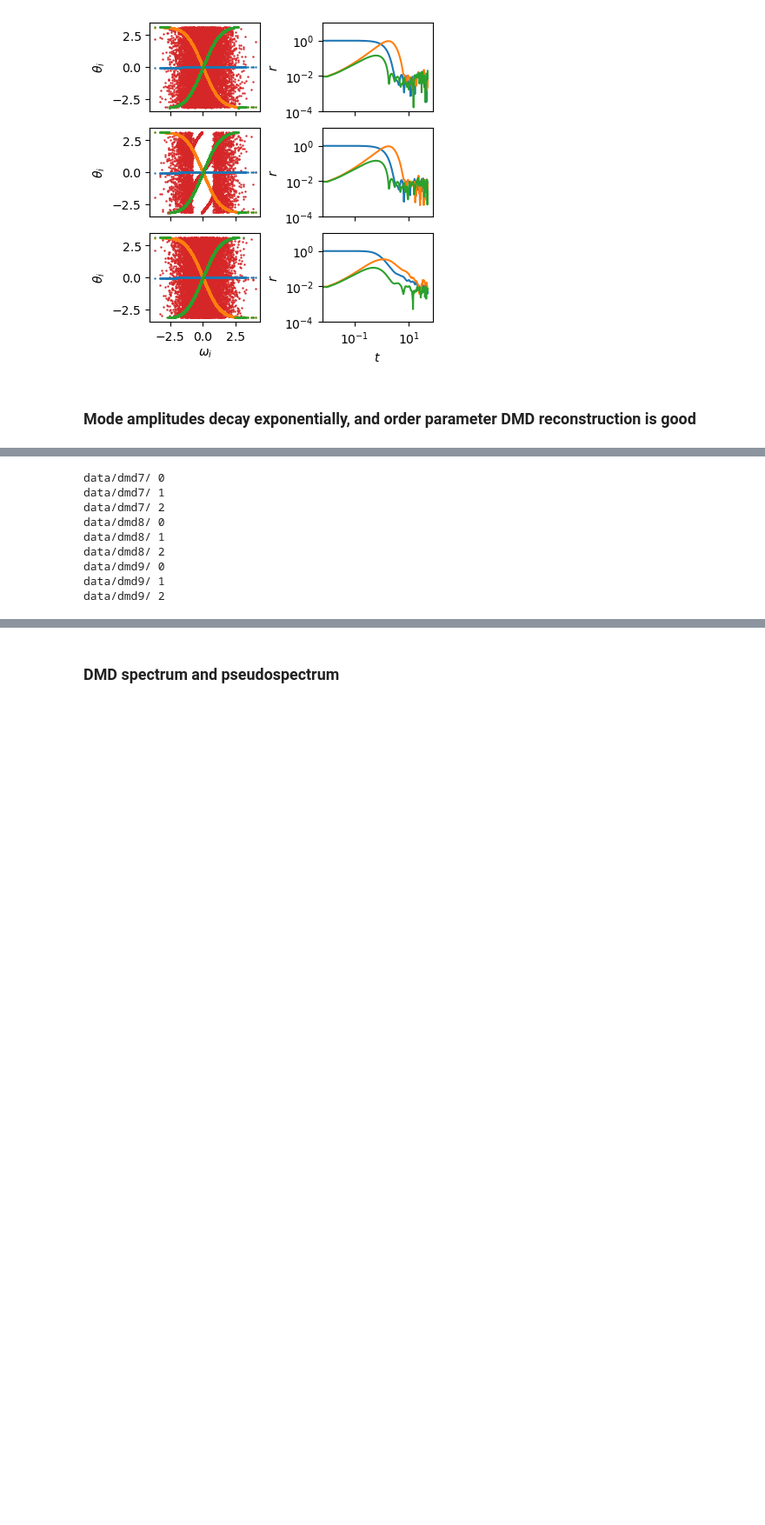
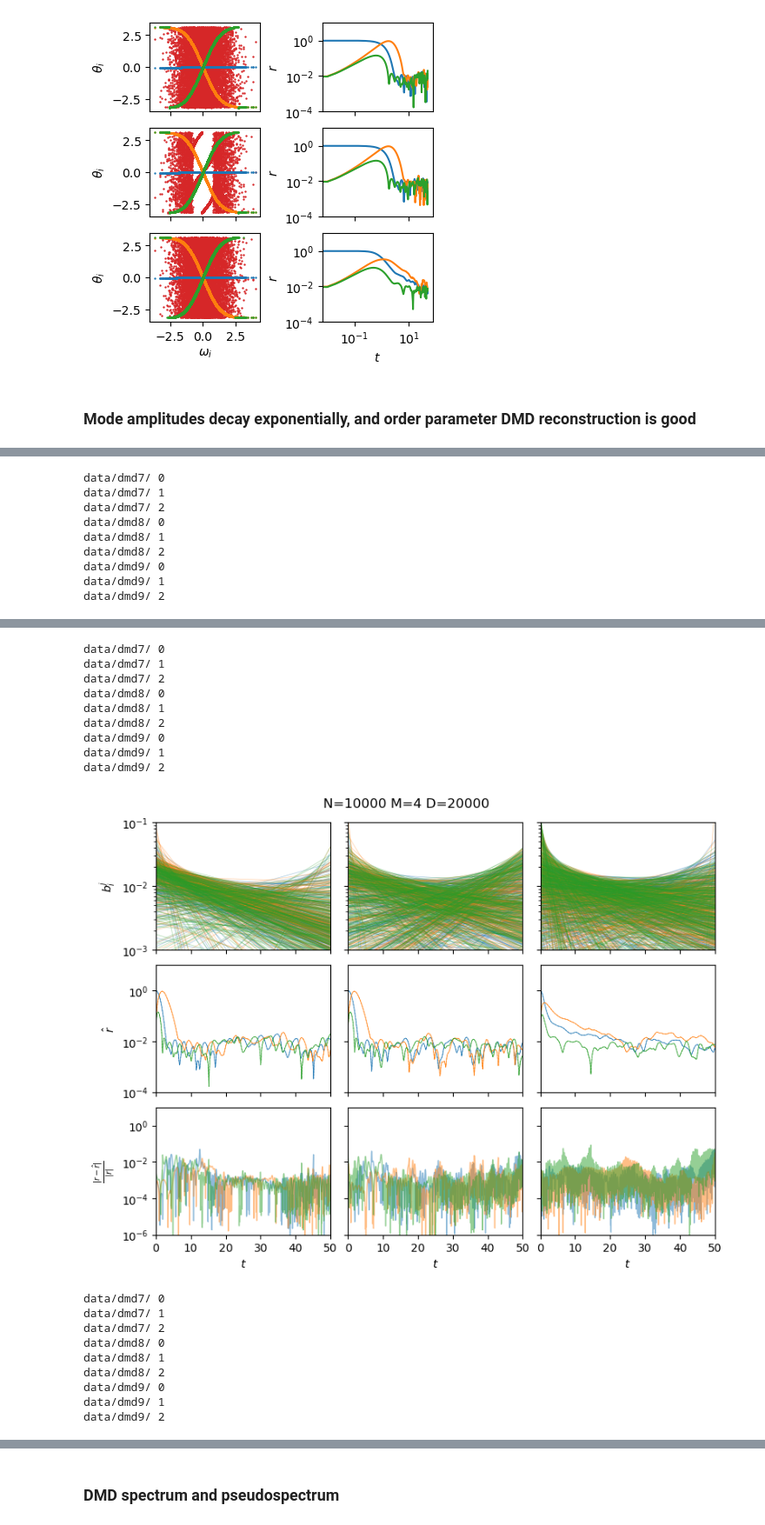
Before and after one commit to znicolaou/kuramoto, a Jupyter notebook: dmdplot.ipynb, the cells around one changed output, grey strips where cells are left out. Shown at 87% size. Drawn from its saved outputs; the diff is of its cells as text; code cells hidden in the pictures; blank space fills up the shorter version.

```diff
--- a/dmdplot.ipynb
+++ b/dmdplot.ipynb
@@ -132,7 +132,7 @@ plt.show()
 # %%
 filebases=['data/dmd7/','data/dmd8/','data/dmd9/']
 
-for D in [0,1,2,3]:
+for D in [0,1,2,3,4,5]:
     X_reconstructs=[]
     for filebase0 in filebases:
         phis=np.load('%s%iphis.npy'%(filebase0,D))
@@ -233,30 +233,49 @@ data/dmd9/ 2
 data/dmd7/ 0
 data/dmd7/ 1
 data/dmd7/ 2
 data/dmd8/ 0
 data/dmd8/ 1
 data/dmd8/ 2
 data/dmd9/ 0
 data/dmd9/ 1
 data/dmd9/ 2
 [figure]
 data/dmd7/ 0
 data/dmd7/ 1
 data/dmd7/ 2
 data/dmd8/ 0
 data/dmd8/ 1
 data/dmd8/ 2
 data/dmd9/ 0
 data/dmd9/ 1
 data/dmd9/ 2
 [figure]
 data/dmd7/ 0
 data/dmd7/ 1
 data/dmd7/ 2
 data/dmd8/ 0
 data/dmd8/ 1
 data/dmd8/ 2
 data/dmd9/ 0
 data/dmd9/ 1
 data/dmd9/ 2
 [figure]
+data/dmd7/ 0
+data/dmd7/ 1
+data/dmd7/ 2
+data/dmd8/ 0
+data/dmd8/ 1
+data/dmd8/ 2
+data/dmd9/ 0
+data/dmd9/ 1
+data/dmd9/ 2
+[figure, added]
+data/dmd7/ 0
+data/dmd7/ 1
+data/dmd7/ 2
+data/dmd8/ 0
+data/dmd8/ 1
+data/dmd8/ 2
+data/dmd9/ 0
+data/dmd9/ 1
+data/dmd9/ 2
```
Also changed, not shown: parts of 3 cells of this notebook, 2 other files.
